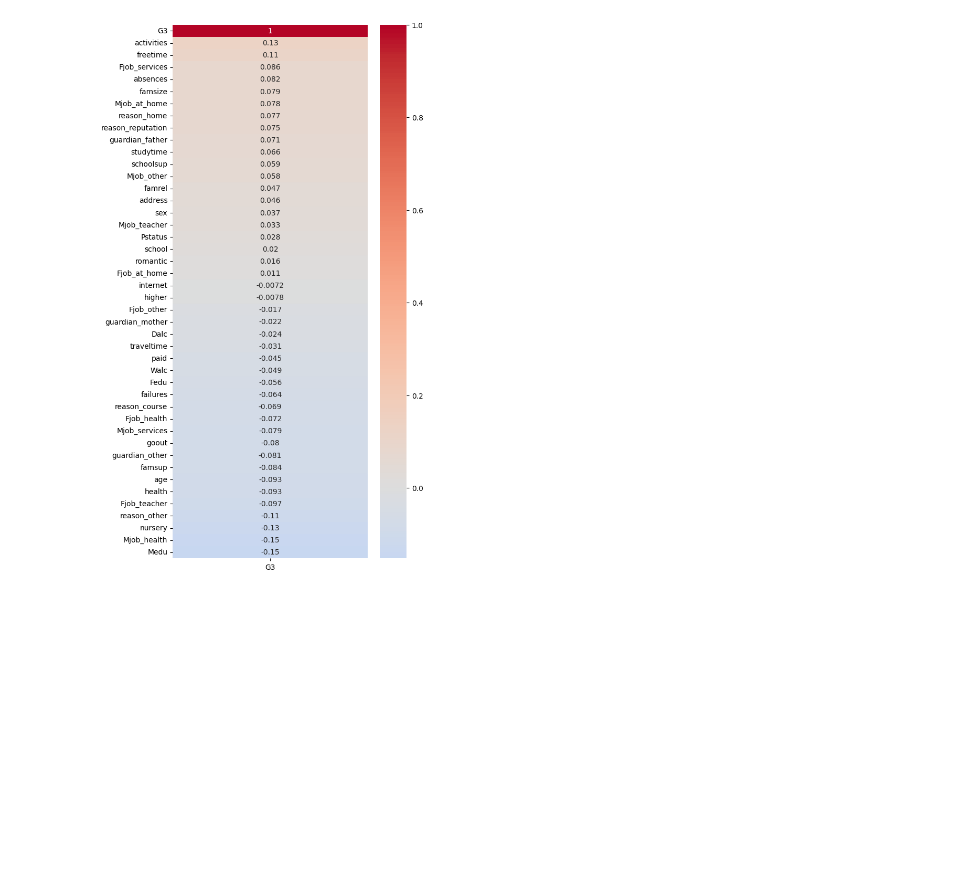
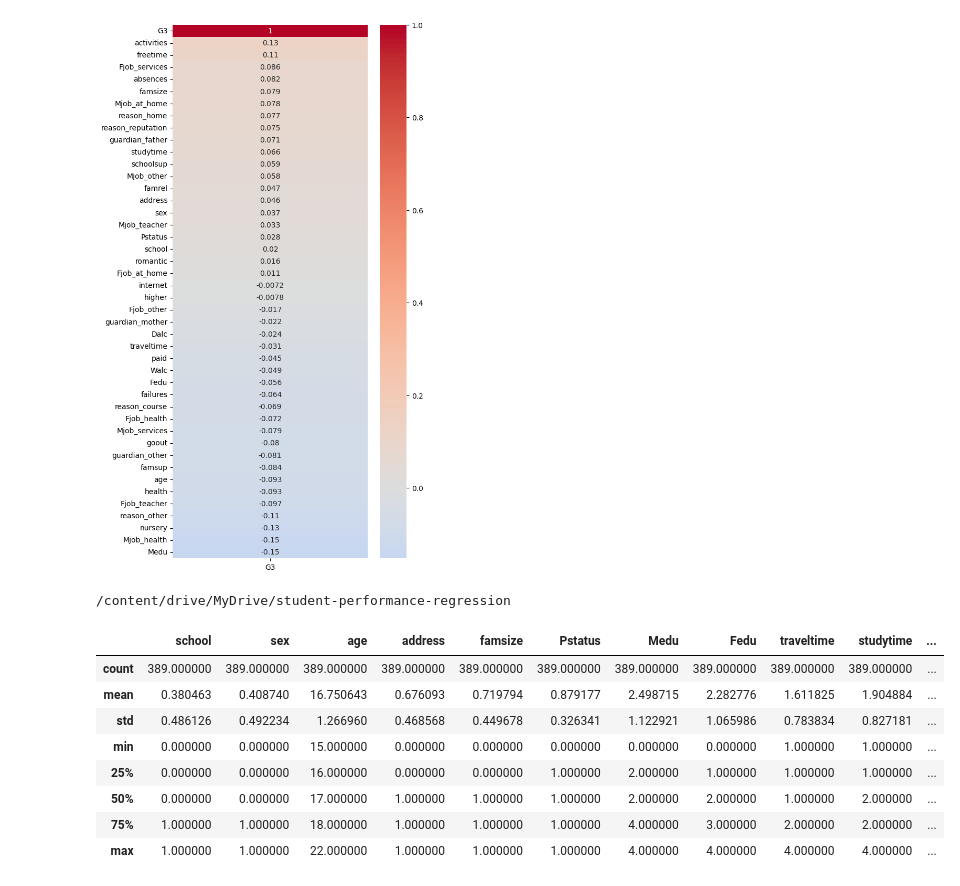
Before and after one commit to monderei/student-performance-regression, a Jupyter notebook: UCI_Performance_Regression.ipynb, the cells around one changed output. Saved outputs shown, nothing was run; the diff lists cells and outputs as text; code cells hidden in the pictures; blank space fills up the shorter version.

```diff
--- a/UCI_Performance_Regression.ipynb
+++ b/UCI_Performance_Regression.ipynb
@@ -312,3 +311,20 @@ sns.heatmap(correlations.to_frame(), annot=True, cmap='coolwarm', center=0)
 # %% [output]
 <Axes: >
 [figure]
+# %%
+import os
+print(os.getcwd())
+# %% [output]
+/content/drive/MyDrive/student-performance-regression
+# %%
+X_train.describe()
+# %% [output]
+|  | school | sex | age | address | famsize | Pstatus | Medu | Fedu | traveltime | studytime | ... |
+| count | 389.000000 | 389.000000 | 389.000000 | 389.000000 | 389.000000 | 389.000000 | 389.000000 | 389.000000 | 389.000000 | 389.000000 | ... |
+| mean | 0.380463 | 0.408740 | 16.750643 | 0.676093 | 0.719794 | 0.879177 | 2.498715 | 2.282776 | 1.611825 | 1.904884 | ... |
+| std | 0.486126 | 0.492234 | 1.266960 | 0.468568 | 0.449678 | 0.326341 | 1.122921 | 1.065986 | 0.783834 | 0.827181 | ... |
+| min | 0.000000 | 0.000000 | 15.000000 | 0.000000 | 0.000000 | 0.000000 | 0.000000 | 0.000000 | 1.000000 | 1.000000 | ... |
+| 25% | 0.000000 | 0.000000 | 16.000000 | 0.000000 | 0.000000 | 1.000000 | 2.000000 | 1.000000 | 1.000000 | 1.000000 | ... |
+| 50% | 0.000000 | 0.000000 | 17.000000 | 1.000000 | 1.000000 | 1.000000 | 2.000000 | 2.000000 | 1.000000 | 2.000000 | ... |
+| 75% | 1.000000 | 1.000000 | 18.000000 | 1.000000 | 1.000000 | 1.000000 | 4.000000 | 3.000000 | 2.000000 | 2.000000 | ... |
+| max | 1.000000 | 1.000000 | 22.000000 | 1.000000 | 1.000000 | 1.000000 | 4.000000 | 4.000000 | 4.000000 | 4.000000 | ... |
```
Also changed, not shown: parts of 14 cells of this notebook.
